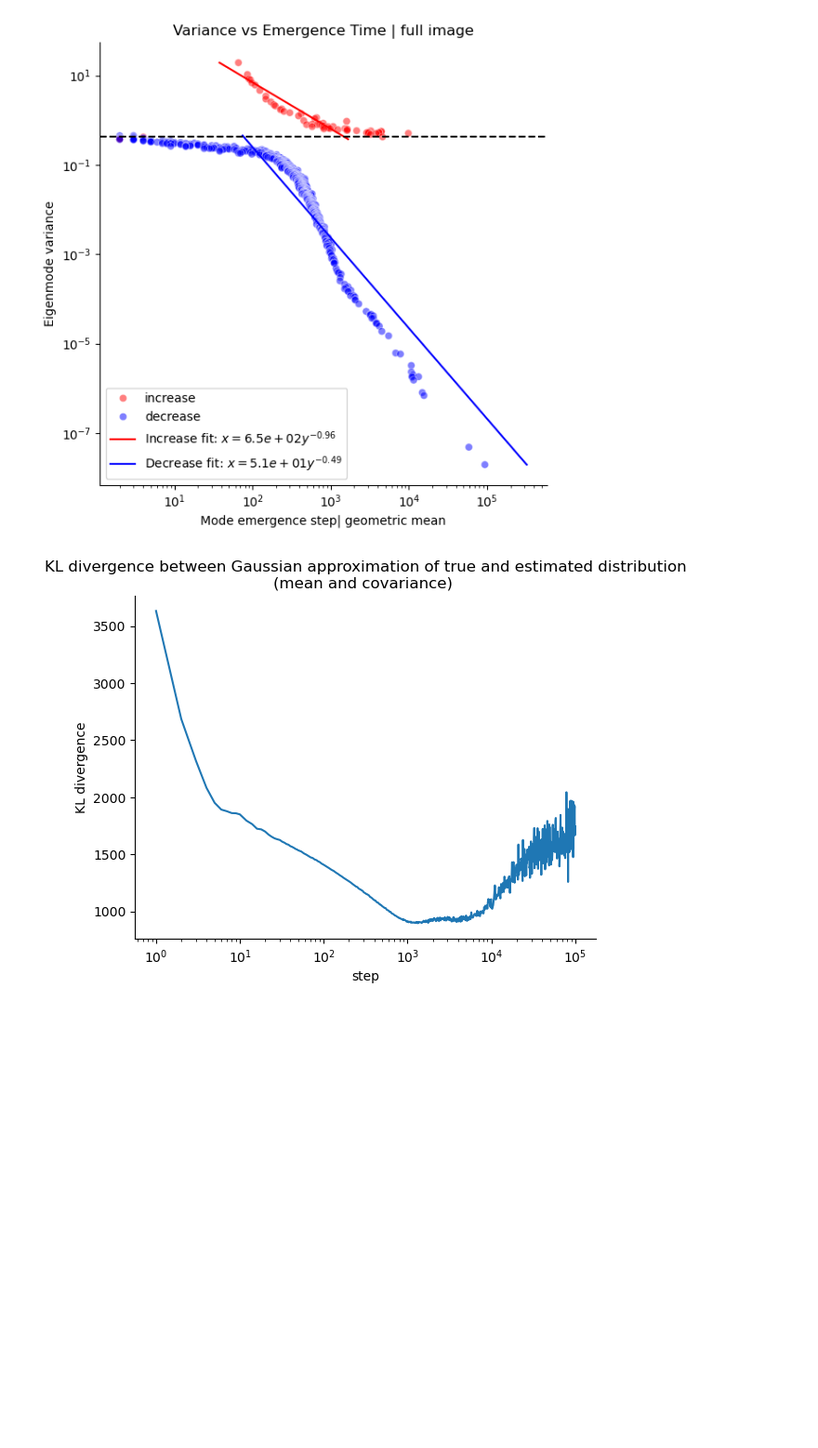
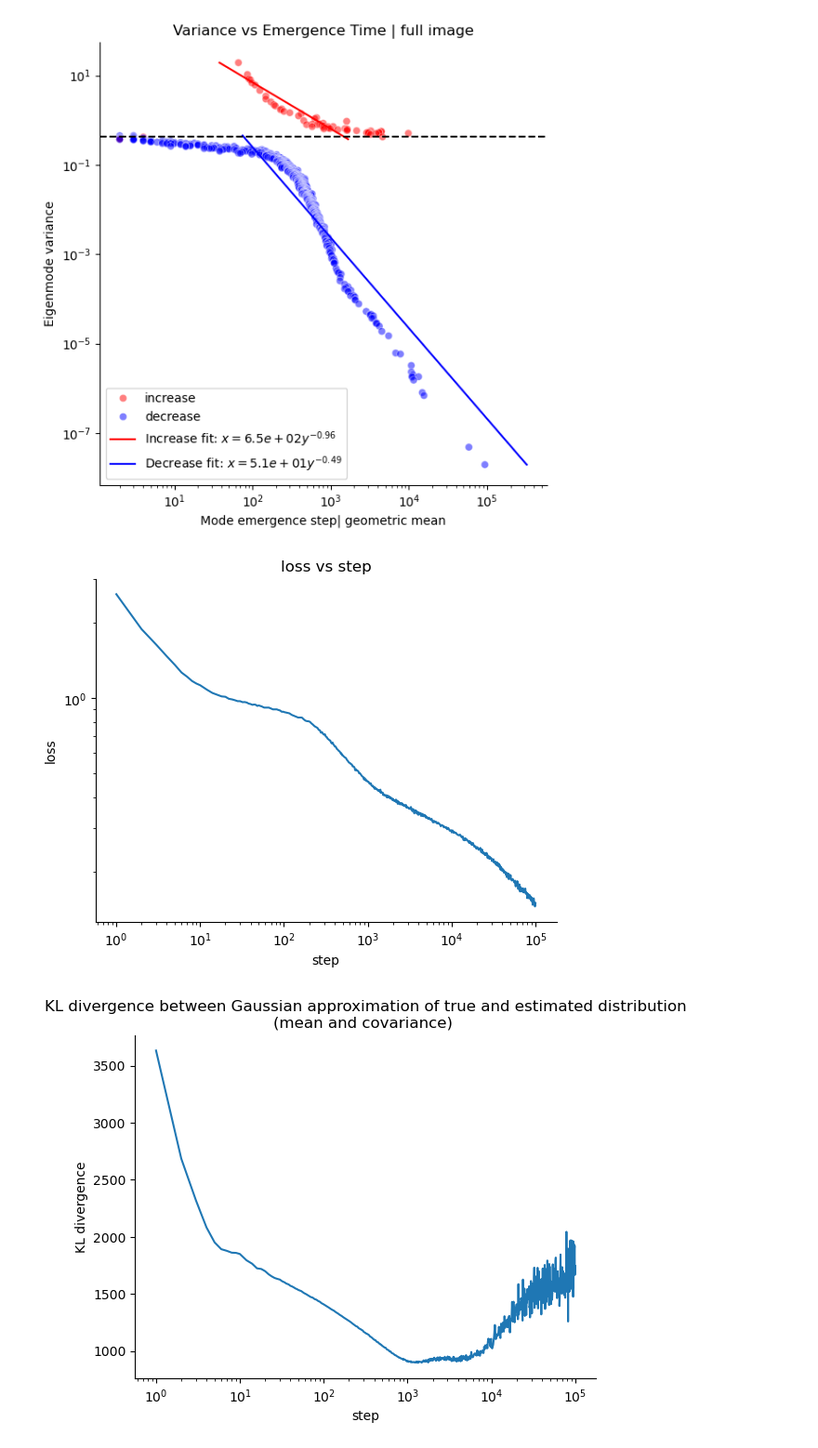
Before and after one commit to Animadversio/DiffusionLearningCurve, a Jupyter notebook: notebook/nn_text_learn_curve.ipynb, the cells around one changed output. Shown at 93% size. Cells and saved outputs as stored; diff of their text form; code cells hidden in the pictures; blank space fills up the shorter version.

```diff
--- a/notebook/nn_text_learn_curve.ipynb
+++ b/notebook/nn_text_learn_curve.ipynb
@@ -178,6 +189,16 @@ Not enough data points to fit for direction: nan
 [figure]
 # %%
 loss_store = pkl.load(open(join(expdir, "loss_store.pkl"), "rb"))
+# %%
+plt.plot(loss_store.keys(), loss_store.values())
+plt.xscale("log")
+plt.yscale("log")
+plt.xlabel("step")
+plt.ylabel("loss")
+plt.title("loss vs step")
+plt.show()
+# %% [output]
+[figure, added]
 # %%
 # # compute KL divergence between two Gaussians
 # import torch
```
Also changed, not shown: parts of 3 cells of this notebook.
